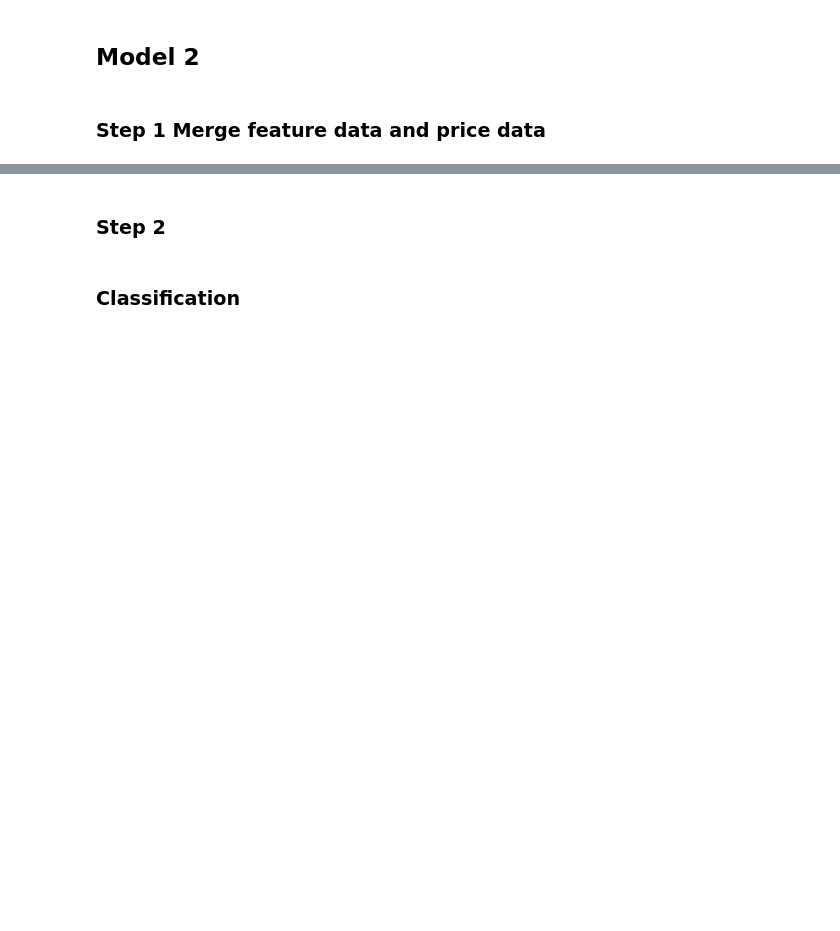
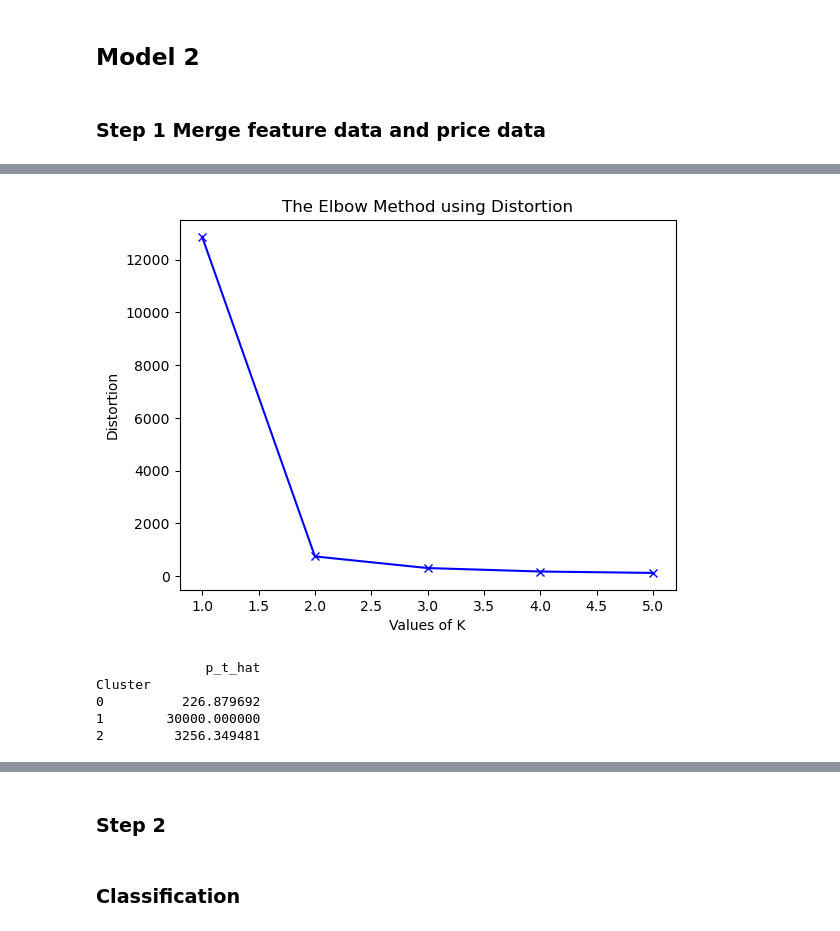
Before and after one commit to dzzz707/46765-ml-for-energy-systems, a Jupyter notebook: assignment1/model2.ipynb, the cells around one changed output, grey strips where cells are left out. Drawn from its saved outputs; the diff is of its cells as text; code cells hidden in the pictures; blank space fills up the shorter version.

```diff
--- a/assignment1/model2.ipynb
+++ b/assignment1/model2.ipynb
@@ -48,0 +134,18 @@ merged_df.to_csv(output_path, index=False)
+# %%
+from scipy.spatial.distance import cdist
+ks = range(1, 6)
+
+distortions=[]
+for k in ks:
+    # Create a KMeans instance with k clusters: model
+    model = KMeans(n_clusters=k,n_init='auto').fit(target_values_df)
+    model.fit(target_values_df)
+    distortions.append(sum(np.min(cdist(target_values_df, model.cluster_centers_,'euclidean'), axis=1)) / target_values_df.shape[0])
+
+plt.plot(ks, distortions, 'bx-')
+plt.xlabel('Values of K')
+plt.ylabel('Distortion')
+plt.title('The Elbow Method using Distortion')
+plt.show()
+# %% [output]
+[figure, added]
@@ -48,0 +156,9 @@ merged_df.to_csv(output_path, index=False)
+# %%
+cluster_summary = target_values_df.groupby('Cluster').mean()
+print(cluster_summary)
+# %% [output]
+              p_t_hat
+Cluster
+0          226.879692
+1        30000.000000
+2         3256.349481
```
Also changed, not shown: parts of 15 cells of this notebook.
